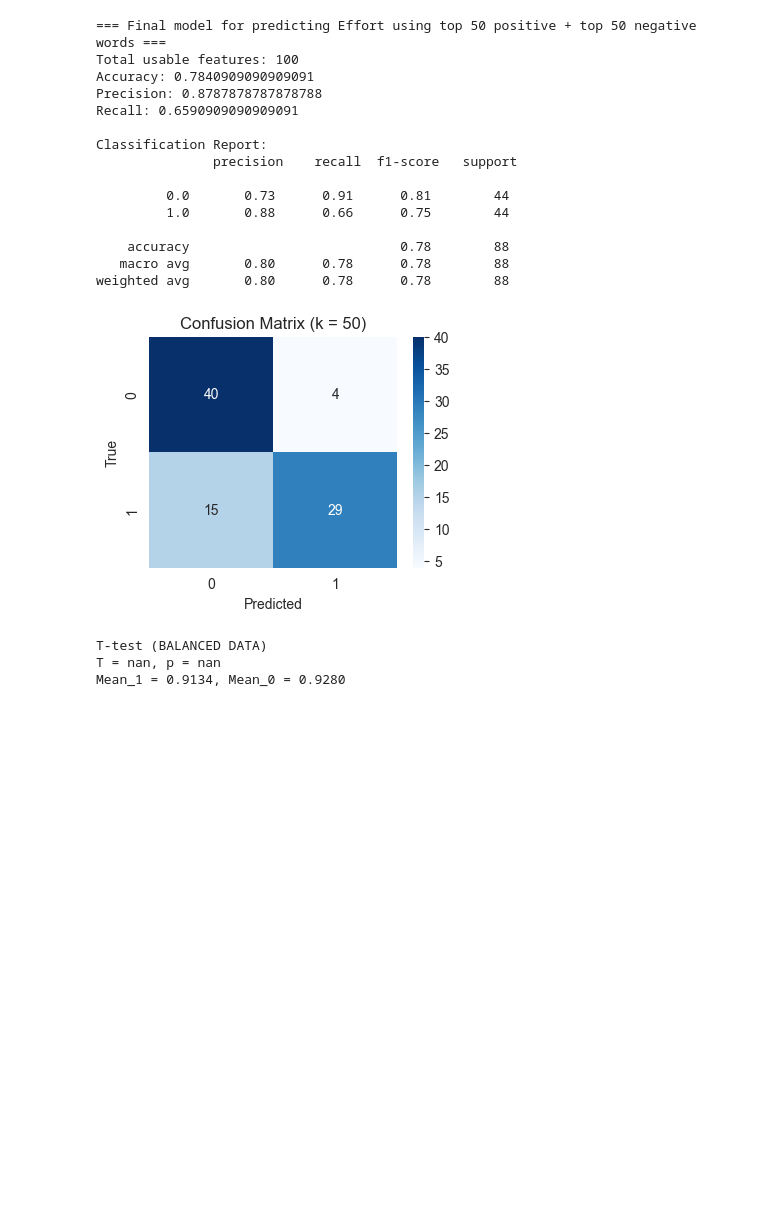
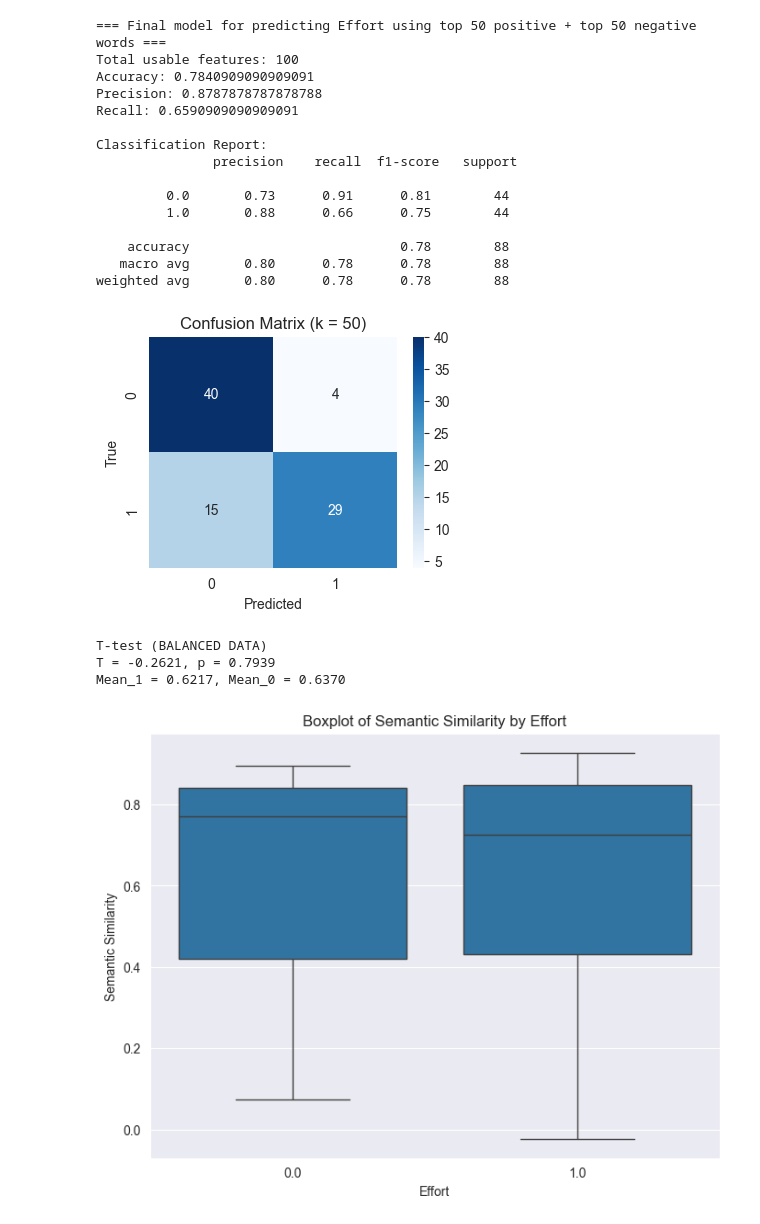
Before and after one commit to YBao7/NLP_Project, a Jupyter notebook: Assignment code.ipynb, the cells around one changed output. Drawn from its saved outputs; the diff is of its cells as text; code cells hidden in the pictures; blank space fills up the shorter version.

Commit message:
I think semantic similarity results are there.

```diff
--- a/Assignment code.ipynb
+++ b/Assignment code.ipynb
@@ -1110,30 +1099,20 @@ anchor_doc = nlp(" ".join(top50_pos))
 # 2. Get response texts aligned with valid_idx
 # ---------------------------
 
-TEXT_COL = "input"  # change to your actual text column name
+TEXT_COL = "cleaned_input"  # change to your actual text column name
 response_texts = text_df_filtered.loc[valid_idx, TEXT_COL].astype(str)
 
 # -----------------------------------
-# 2. Function: internal sentence-pair similarity
+# 2. Function: internal similarity to anchor_doc
 # -----------------------------------
 
-def get_internal_similarity(text):
+def get_similarity_to_anchor(text, anchor_doc):
     doc = nlp(text)
-    sents = list(doc.sents)
 
-    # If only 1 sentence, similarity = 0 (or np.nan)
-    if len(sents) < 2:
-        return np.nan
+    # Compute the similarity between the anchor document and the response text
+    similarity_score = doc.similarity(anchor_doc)
 
-    similarities = []
-
-    # compare ALL pairs: (0,1), (0,2), (1,2), (1,3), ...
-    for s1, s2 in combinations(sents, 2):
-        sim = s1.similarity(s2)
-        similarities.append(sim)
-
-    # return mean similarity of all sentence pairs
-    return np.mean(similarities)
+    return similarity_score
 
 # -----------------------------------
 # 3. Compute similarity for each response
@@ -1141,7 +1120,7 @@ def get_internal_similarity(text):
 
 semantic_scores = []
 for txt in response_texts:
-    sim = get_internal_similarity(txt)
+    sim = get_similarity_to_anchor(txt, anchor_doc)
     semantic_scores.append(sim)
 
 # ---------------------------
@@ -1170,5 +1149,22 @@ print(f"T = {t_bal:.4f}, p = {p_bal:.4f}")
 print(f"Mean_1 = {sim_1_bal.mean():.4f}, Mean_0 = {sim_0_bal.mean():.4f}")
 # %% [output]
 T-test (BALANCED DATA)
-T = nan, p = nan
-Mean_1 = 0.9134, Mean_0 = 0.9280
+T = -0.2621, p = 0.7939
+Mean_1 = 0.6217, Mean_0 = 0.6370
+# %%
+import seaborn as sns
+import matplotlib.pyplot as plt
+
+# Create the boxplot for the two groups based on 'Effort'
+plt.figure(figsize=(8, 6))
+sns.boxplot(x='Effort', y='semantic_sim', data=results_bal)
+
+# Add labels and title
+plt.title('Boxplot of Semantic Similarity by Effort')
+plt.xlabel('Effort')
+plt.ylabel('Semantic Similarity')
+
+# Display the plot
+plt.show()
+# %% [output]
+[figure, added]
```
Also changed, not shown: parts of 9 cells of this notebook.
